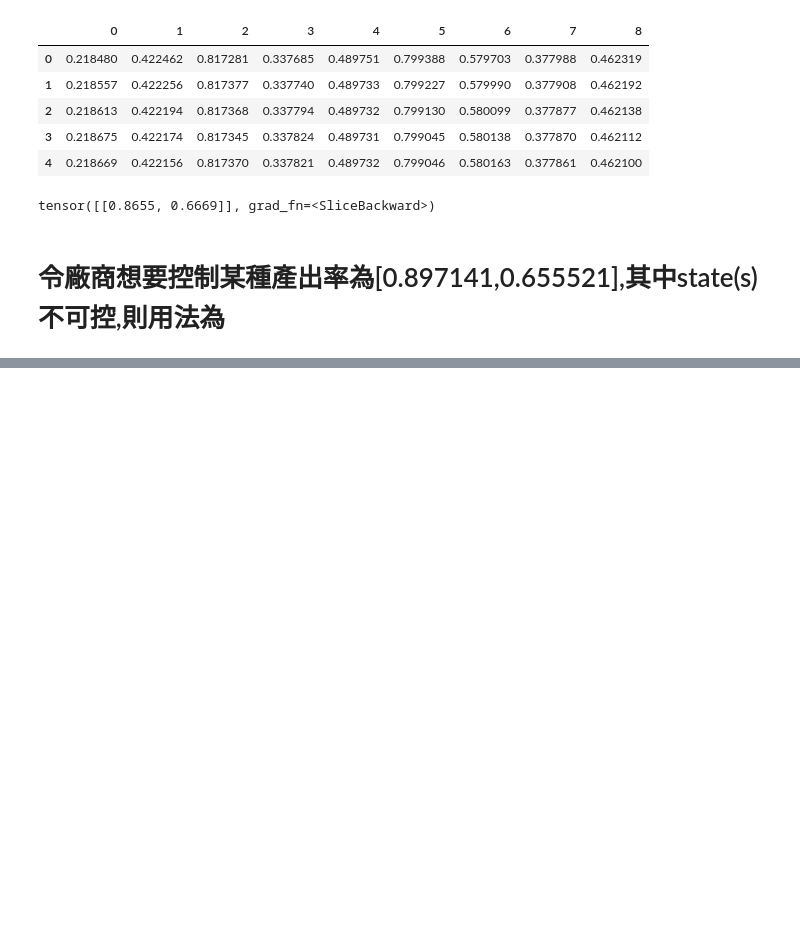
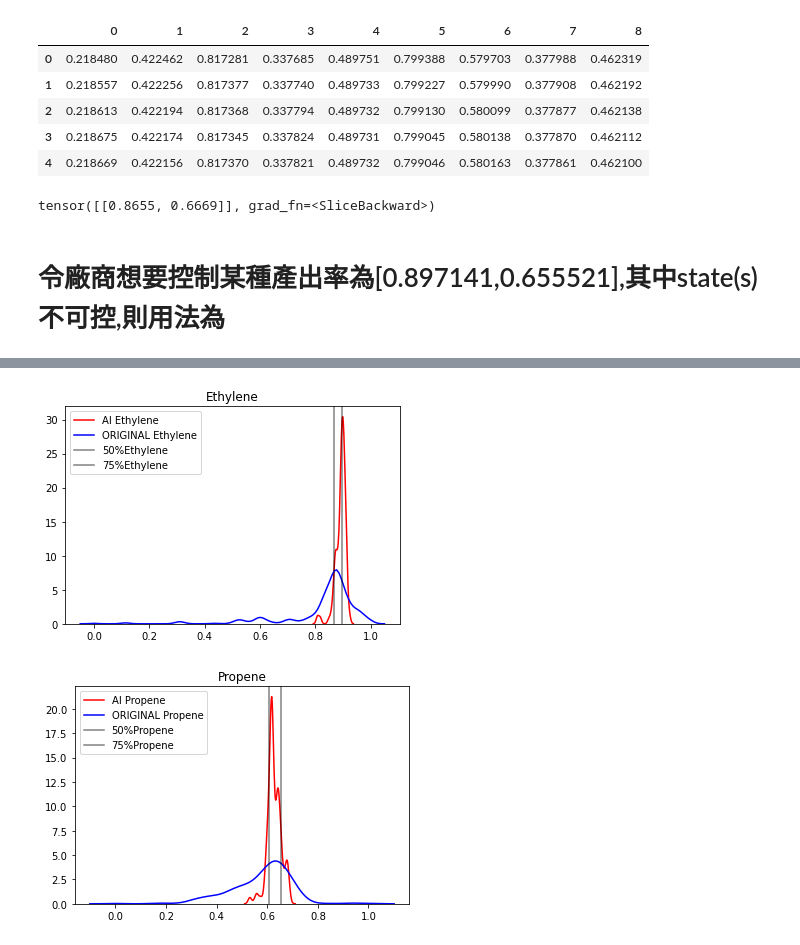
Before and after one commit to skywalker0803r/Optimal-pyrolysis-temperature-AI-for-light-oil-feedstock-analysis, a Jupyter notebook: notebook/train.ipynb, the cells around one changed output, grey strips where cells are left out. Saved outputs shown, nothing was run; the diff lists cells and outputs as text; code cells hidden in the pictures; blank space fills up the shorter version.

```diff
--- a/notebook/train.ipynb
+++ b/notebook/train.ipynb
@@ -360,3 +383,36 @@ value:[[0.89189094 0.6418217 ]]
+# %%
+wanna_ouput = [0.897141,0.655521]
+values_list = []
+for i in tqdm(range(365)):
+    s,r,a,v = next(iter(train_iter))
+    s = s[0].reshape(-1,time_step,state_size)
+    r = torch.hstack([torch.full((1,1),wanna_ouput[0]),torch.full((1,1),wanna_ouput[1])])
+    a = model.actor_forward(s,r,eval=True)# 模型建議操作
+    v = model.critic_forward(s,a,eval=True)
+    values_list.append(v.detach().numpy()[0])
+values_list = np.array(values_list)
+# %%
+data = joblib.load('..\data\dataset.pkl')
+a = pd.DataFrame(data['value'],columns=['Ethylene','Propene'])
+
+sns.kdeplot(values_list[:,0],label='AI Ethylene',color='r')
+sns.kdeplot(data['value'][:,0],label='ORIGINAL Ethylene',color='b')
+plt.axvline(x=a.describe().loc['50%','Ethylene'], label= "50%"+'Ethylene', c='k',alpha=0.5)
+plt.axvline(x=a.describe().loc['75%','Ethylene'], label= "75%"+'Ethylene', c='k',alpha=0.5)
+plt.legend()
+plt.title('Ethylene')
+plt.show()
+
+sns.kdeplot(values_list[:,1],label='AI Propene',color='r')
+sns.kdeplot(data['value'][:,1],label='ORIGINAL Propene',color='b')
+plt.axvline(x=a.describe().loc['50%','Propene'], label= "50%"+'Propene', c='k',alpha=0.5)
+plt.axvline(x=a.describe().loc['75%','Propene'], label= "75%"+'Propene', c='k',alpha=0.5)
+plt.legend()
+plt.title('Propene')
+plt.show()
+# %% [output]
+[figure, added]
+[figure, added]
 # %%
 # save weight
 torch.save(model.actor.state_dict(),'../model/actor.pth')
```
Also changed, not shown: parts of 4 cells of this notebook.
